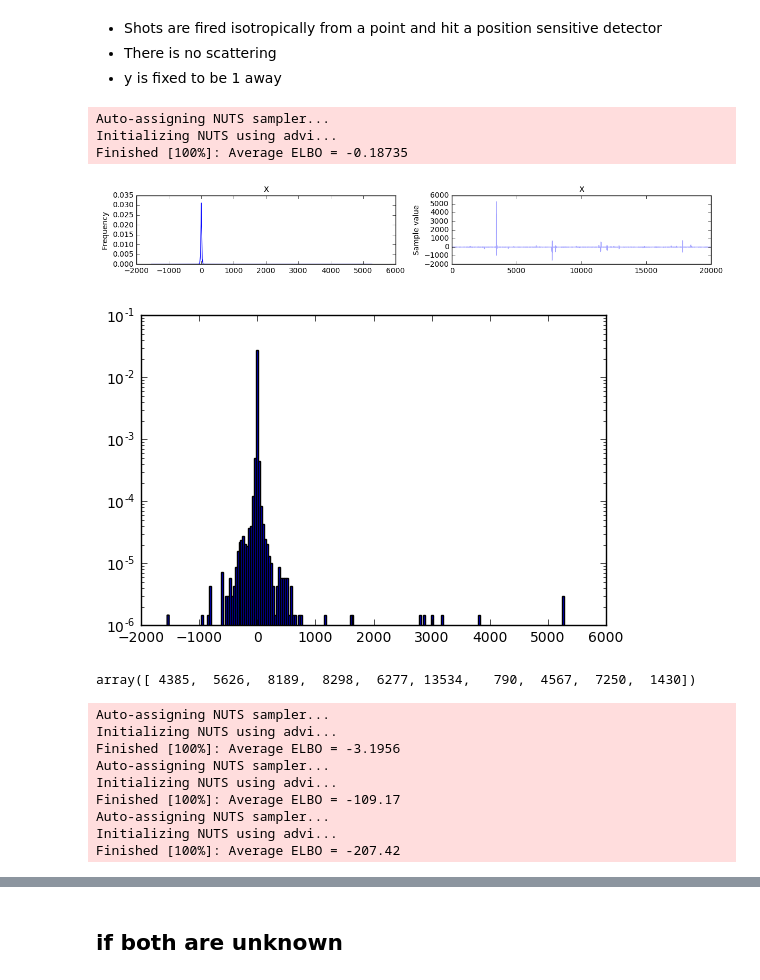
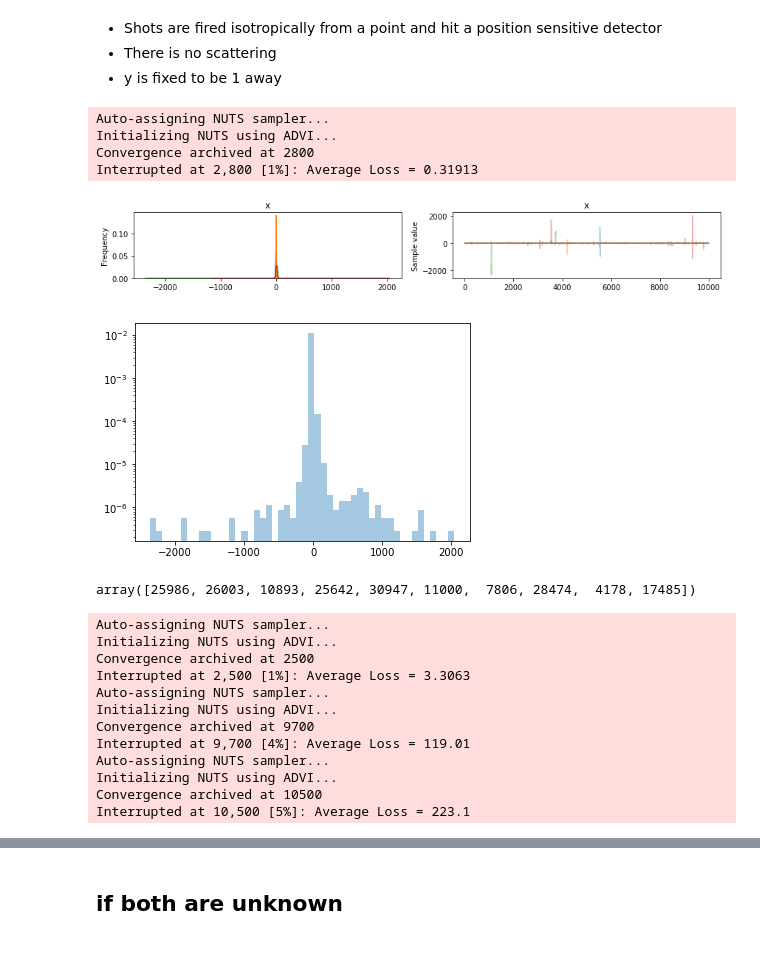
Before and after one commit to balarsen/pymc_learning, a Jupyter notebook: pitch_angle/Cauchy1.ipynb, the cells around one changed output, grey strips where cells are left out. Cells and saved outputs as stored; diff of their text form; code cells hidden in the pictures; blank space fills up the shorter version.

```diff
--- a/pitch_angle/Cauchy1.ipynb
+++ b/pitch_angle/Cauchy1.ipynb
@@ -16,24 +23,26 @@ import spacepy.toolbox as tb
 # generate some data
 with pm.Model() as model:
     x = pm.Cauchy(name='x', alpha=0, beta=1)
-    trace = pm.sample(20000)
+    trace = pm.sample(10000, njobs=4)
     pm.traceplot(trace)
 sampledat = trace['x']
 # %% [output]
 Auto-assigning NUTS sampler...
-Initializing NUTS using advi...
-Finished [100%]: Average ELBO = -0.18735
+Initializing NUTS using ADVI...
+Convergence archived at 2800
+Interrupted at 2,800 [1%]: Average Loss = 0.31913
-[figure, old version]
+[figure, new version]
 # %%
 trace.varnames, trace['x']
-plt.hist(sampledat, 200, normed=True);
+sns.distplot(sampledat, kde=False, norm_hist=True)
+# plt.hist(sampledat, 200, normed=True);
 plt.yscale('log');
 # %% [output]
-[figure, old version]
+[figure, new version]
 # %%
 np.random.randint(0, len(sampledat), 10)
 # %% [output]
-array([ 4385,  5626,  8189,  8298,  6277, 13534,   790,  4567,  7250,  1430])
+array([25986, 26003, 10893, 25642, 30947, 11000,  7806, 28474,  4178, 17485])
 # %%
 # generate some data
 bins = np.linspace(-4,4,100)
@@ -45,19 +54,22 @@ for npts in tqdm.tqdm_notebook(range(1,102,40)):
         alpha = pm.Uniform('loc', -10, 10)
         #     beta = pm.Uniform('dist', 1, 1)
         x = pm.Cauchy(name='x', alpha=alpha, beta=1, observed=d1)
-        trace = pm.sample(10000)
+        trace = pm.sample(5000, njobs=4)
         hists[npts] = np.histogram(trace['loc'], bins)
         stats[npts] = np.percentile(trace['loc'], (1, 5, 25, 50, 75, 95, 99))
 # %% [output]
 Auto-assigning NUTS sampler...
-Initializing NUTS using advi...
-Finished [100%]: Average ELBO = -3.1956
+Initializing NUTS using ADVI...
+Convergence archived at 2500
+Interrupted at 2,500 [1%]: Average Loss = 3.3063
 Auto-assigning NUTS sampler...
-Initializing NUTS using advi...
-Finished [100%]: Average ELBO = -109.17
+Initializing NUTS using ADVI...
+Convergence archived at 9700
+Interrupted at 9,700 [4%]: Average Loss = 119.01
 Auto-assigning NUTS sampler...
-Initializing NUTS using advi...
-Finished [100%]: Average ELBO = -207.42
+Initializing NUTS using ADVI...
+Convergence archived at 10500
+Interrupted at 10,500 [5%]: Average Loss = 223.1
 # %%
 keys = sorted(list(hists.keys()))
 for k in keys:
```
Also changed, not shown: parts of 14 cells of this notebook.
